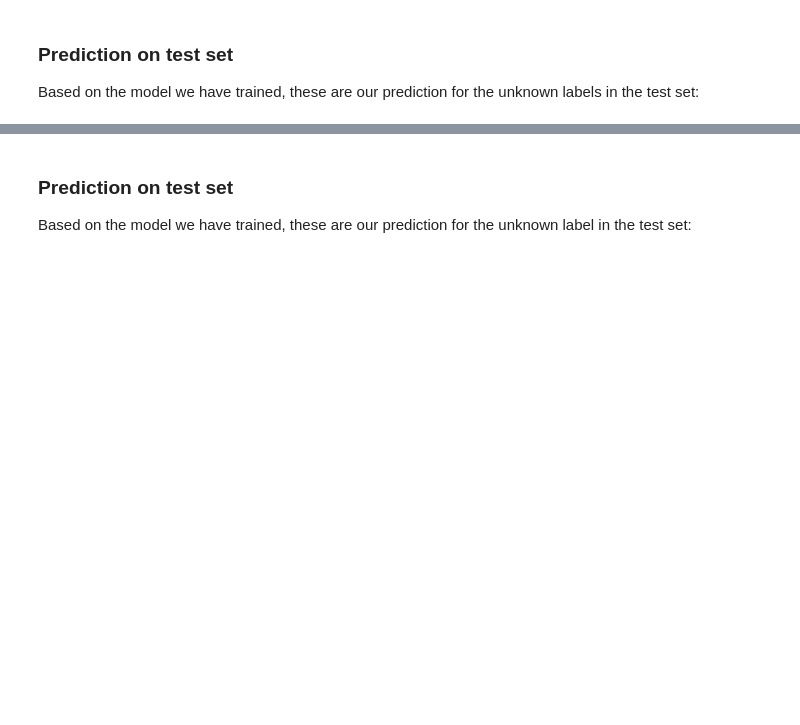
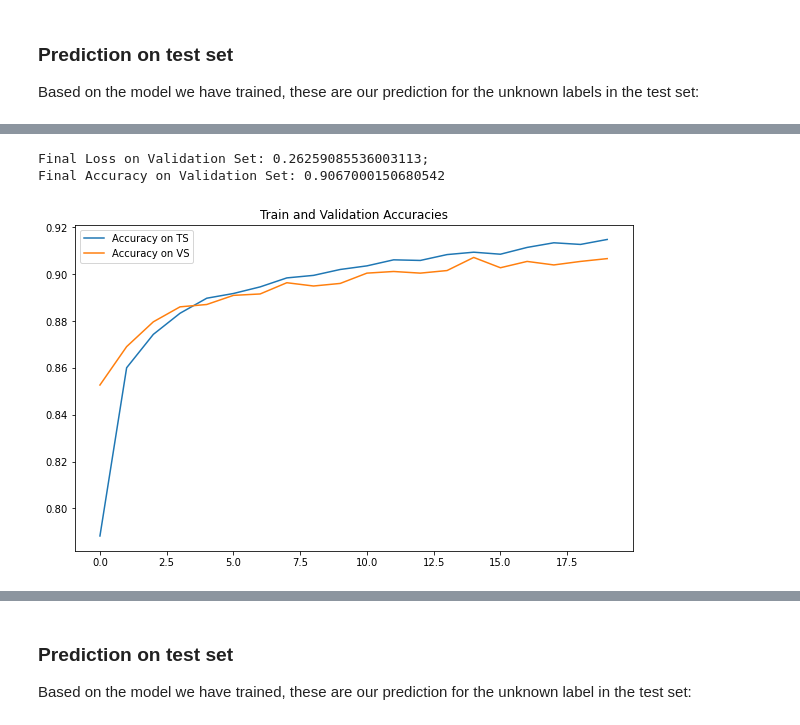
Before and after one commit to rmazzier/MLProjectDS-2020, a Jupyter notebook: All models.ipynb, the cells around one changed output, grey strips where cells are left out. Saved outputs shown, nothing was run; the diff lists cells and outputs as text; code cells hidden in the pictures; blank space fills up the shorter version.

```diff
--- a/All models.ipynb
+++ b/All models.ipynb
@@ -774,0 +945,28 @@ predictions_forest_file =predictions_forest_file.to_csv('data/y_predictions_fore
+# %%
+##### Second Neural Network - One Convolutional layer (with pooling), Dropout and a single dense final layer ####
+
+def model2(input_shape):
+    X_input = Input(input_shape)
+
+    X = Conv2D(filters=16,
+               kernel_size=(3, 3),
+               name='conv0',
+               padding='same', #'same' preserve the dimension of input through the convolutions
+               activation='relu')(X_input)
+    X= MaxPooling2D(pool_size=(2, 2))(X)
+    X = Dropout(0.2)(X)
+    X = Flatten()(X)
+    X = Dense(units=10, activation='softmax')(X)
+
+    model = Model(inputs = X_input, outputs = X, name='model2')
+
+    return model
+
+input_shape=(28,28,1)
+model2 = model2(input_shape)
+
+model2.compile(optimizer = "adam",
+               loss =  'sparse_categorical_crossentropy',
+               metrics = ["accuracy"])
+
+model2.summary()
@@ -774,0 +994,2 @@ predictions_forest_file =predictions_forest_file.to_csv('data/y_predictions_fore
+# %%
+history = model2.fit(x = x_train_sc, y = y_train_sc, epochs = 20, batch_size = 128, validation_data=(x_valid_sc, y_valid_sc))
@@ -774,0 +1014,11 @@ predictions_forest_file =predictions_forest_file.to_csv('data/y_predictions_fore
+# %%
+# We see the performances of the model
+info = model2.evaluate(x_valid_sc, y_valid_sc, verbose=3)
+print("Final Loss on Validation Set: {}; \nFinal Accuracy on Validation Set: {}".format(info[0], info[1]))
+# %% [output]
+Final Loss on Validation Set: 0.26259085536003113;
+Final Accuracy on Validation Set: 0.9067000150680542
+# %%
+plot_accuracy(history)
+# %% [output]
+[figure, added]
```
Also changed, not shown: parts of 32 cells of this notebook.
